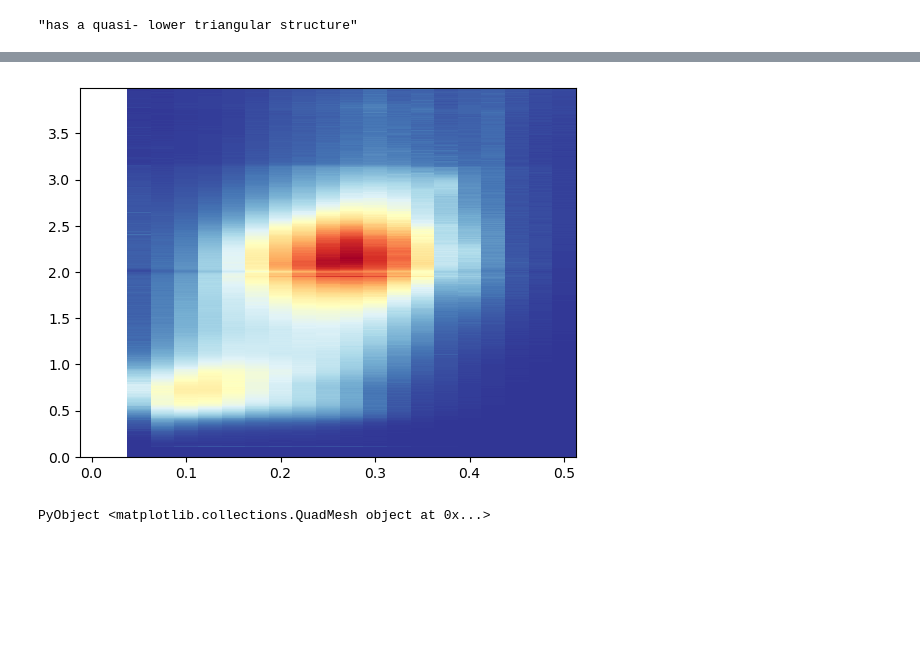
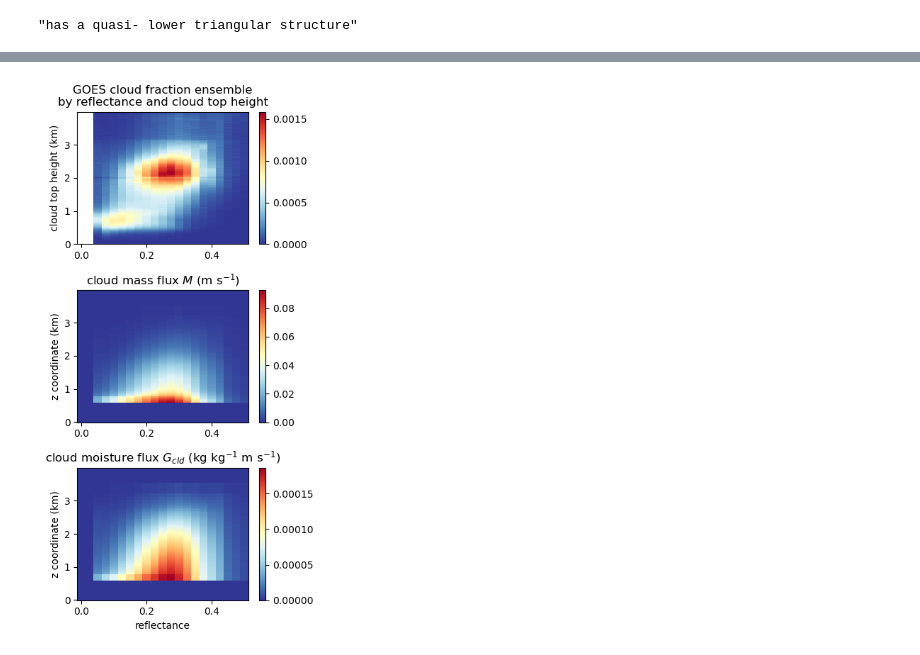
Before and after one commit to deszoeke/trade-cu-model, a Jupyter notebook: src/julia/flux-model-xp53.ipynb, the cells around one changed output, grey strips where cells are left out. Drawn from its saved outputs; the diff is of its cells as text; code cells hidden in the pictures; blank space fills up the shorter version.

Commit message:
flux model cloud fraction as function of tile mean refl

```diff
--- a/src/julia/flux-model-xp53.ipynb
+++ b/src/julia/flux-model-xp53.ipynb
@@ -1157,0 +1229,15 @@ end
+# %%
+# compute mass flux and cloud moisture flux ensemble
+# for each reflectance bin, (ensemble) cloud top height bin,
+# and vertical level.
+
+Fcldm = mask_above_cloudtop(Fcld53, z, zt53)
+
+M_i, Gcld_i = ensemble_massflux_G_i(Fcld=Fcldm, cthbins=cthbins[1:ntp])
+# cloud fraction is already normalized by area of tiles with the given mean reflectance
+
+# dimensions (refl=21, z=3100, ens_i=400)
+# safe_isnan(x) = ismissing(x) ? false : isnan(x)
+# M_i[   safe_isnan.(M_i)   ] .= missing
+# Gcld_i[safe_isnan.(Gcld_i)] .= missing
+# remains slow
@@ -1157,0 +1246,6 @@ end
+# %%
+# sum over ensemble i dimension to get domain-mean mass flux M and Gcld
+
+safe_handle(x) = ismissing(x) || isnan(x) ? 0 : x
+Gcld_byrefl = sum(safe_handle.(Gcld_i), dims=3)[:,:] # [refl, z] domain-mean cloud flux for the aligned bins
+M_byrefl    = sum(safe_handle.(M_i), dims=3)[:,:]    # [refl, z] domain-mean mass flux for the aligned bins
@@ -1158,9 +1277,27 @@ end
 # %%
+# plot the ensemble cloud fraction, mass flux, moisture flux
+
+close("all")
+figure(figsize=(4, 8))
 subplot(3,1,1)
 pcolormesh(refl_bin, cthbins[1:ntp]/1e3, cth_cloudfrac_byrefl'[1:ntp,:], cmap=ColorMap("RdYlBu_r"))
+colorbar()
+ylabel("cloud top height (km)")
+title("GOES cloud fraction ensemble\nby reflectance and cloud top height")
 
 subplot(3,1,2)
-pcolormesh(refl_bin, cthbins[1:ntp]/1e3, cloudfrac_byrefl'[1:ntp,:], cmap=ColorMap("Rd
+pcolormesh(refl_bin, z[1:ntp]/1e3, pd(M_byrefl)[1:ntp,:], cmap=ColorMap("RdYlBu_r"))
+colorbar()
+title("cloud mass flux \$M\$ (m s\$^{-1}\$)")
+ylabel("z coordinate (km)")
+
+subplot(3,1,3)
+pcolormesh(refl_bin, z[1:ntp]/1e3, pd(Gcld_byrefl)[1:ntp,:], cmap=ColorMap("RdYlBu_r"))
+colorbar()
+title("cloud moisture flux \$G_{cld}\$ (kg kg\$^{-1}\$ m s\$^{-1}\$)")
+ylabel("z coordinate (km)")
+xlabel("reflectance")
+
+tight_layout()
 # %% [output]
-[figure, old version]
+[figure, new version]
-PyObject <matplotlib.collections.QuadMesh object at 0x...>
```
Also changed, not shown: parts of 9 cells of this notebook.
